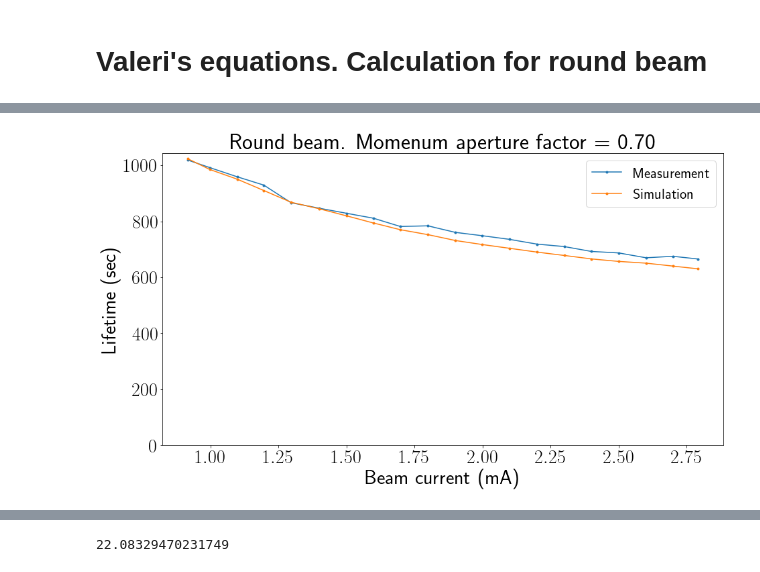
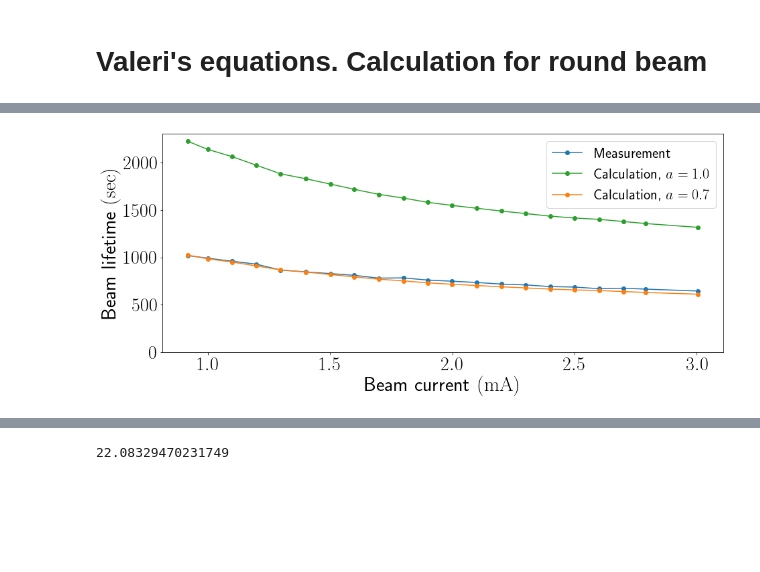
Before and after one commit to IharLobach/fur, a Jupyter notebook: shifts/shift_03_16_2020/round_and_round_long_plots/toucshek_lifetime.ipynb, the cells around one changed output, grey strips where cells are left out. Saved outputs shown, nothing was run; the diff lists cells and outputs as text; code cells hidden in the pictures; blank space fills up the shorter version.

Commit message:
some work for PRL and PRAB, touschek etc

```diff
--- a/shifts/shift_03_16_2020/round_and_round_long_plots/toucshek_lifetime.ipynb
+++ b/shifts/shift_03_16_2020/round_and_round_long_plots/toucshek_lifetime.ipynb
@@ -339,22 +312,26 @@ Working on 20 out of 20
 # %%
 plt.rcParams["text.usetex"] =True
 plt.rc('text.latex', preamble=\
        r'\usepackage{siunitx}'
       +r'\newcommand{\e}{\epsilon}')
-plt.rcParams.update({'figure.figsize':(15,8),
+plt.rcParams.update({'figure.figsize':(15,6),
                      'font.size': 28,
                      'legend.fontsize':22,
                      'errorbar.capsize':3})
 fig, ax = plt.subplots()
-ax.plot(lt_df['I (mA)'], lt_df['Beam life time (Sec)'], '.-',
+ax.plot(lt_df['I (mA)'], lt_df['Beam life time (Sec)'], '.-', marker='o',
        label='Measurement')
-ax.plot(lt_df['I (mA)'], touschek_times, '.-',
-       label='Simulation')
+ax.plot(lt_df['I (mA)'], ttimes_10, '.-', marker='o',
+       label='Calculation, $a=1.0$', color='tab:green')
+ax.plot(lt_df['I (mA)'], ttimes_07, '.-', marker='o',
+       label='Calculation, $a=0.7$', color='tab:orange')
 ax.set_ylim(0, ax.get_ylim()[1])
 ax.legend()
-ax.set_xlabel("Beam current (mA)")
-ax.set_ylabel("Lifetime (sec)")
-plt.title(f"Round beam. Momenum aperture factor = {aperture_factor:.2f}")
+ax.set_xlabel(r"Beam current $(\SI{}{mA})$")
+ax.set_ylabel(r"Beam lifetime $(\SI{}{sec})$")
+# plt.title(f"Round beam. Momenum aperture factor = {aperture_factor:.2f}")
+plt.savefig(path_assistant.get_PRL_images_dir().fi("touschek.png"),
+            dpi=300, bbox_inches='tight')
 plt.show()
 # %% [output]
-[figure, old version]
+[figure, new version]
```
Also changed, not shown: parts of 18 cells of this notebook, 4 other files.
